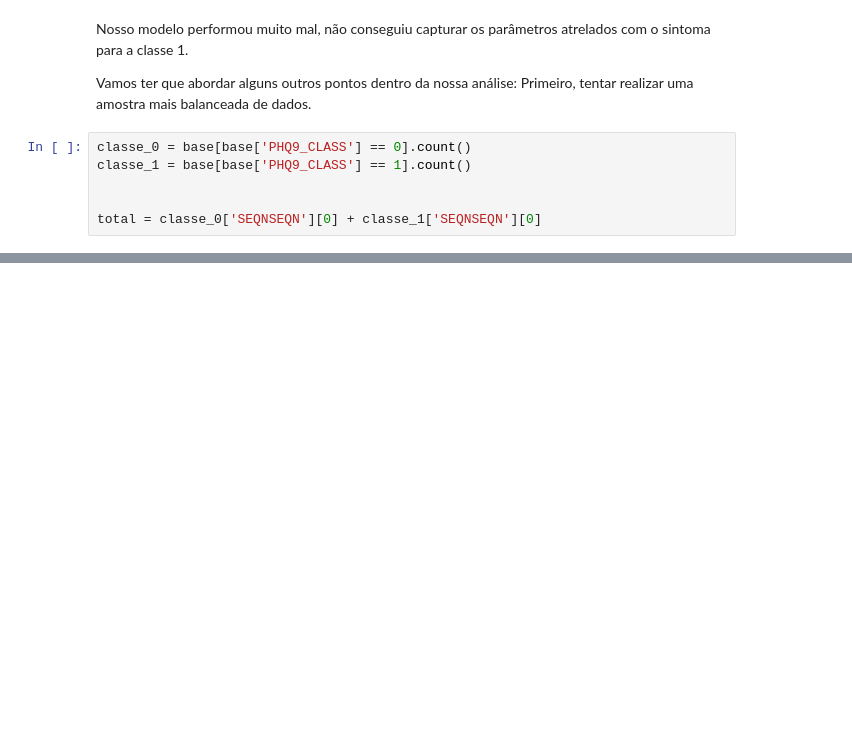
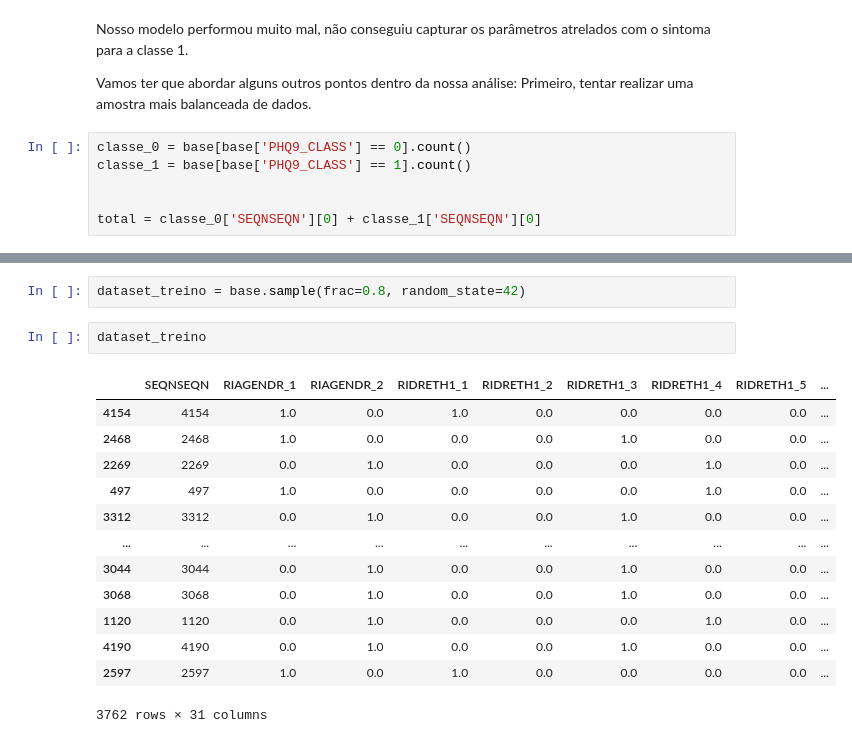
Before and after one commit to LuizAlbino/nhnes-data-project, a Jupyter notebook: logistic-regression.ipynb, the cells around one changed output, grey strips where cells are left out. Cells and saved outputs as stored; diff of their text form; blank space fills up the shorter version.

```diff
--- a/logistic-regression.ipynb
+++ b/logistic-regression.ipynb
@@ -278,0 +312,18 @@ for i in range(len(classes)):
+# %%
+dataset_treino = base.sample(frac=0.8, random_state=42)
+# %%
+dataset_treino
+# %% [output]
+|  | SEQNSEQN | RIAGENDR_1 | RIAGENDR_2 | RIDRETH1_1 | RIDRETH1_2 | RIDRETH1_3 | RIDRETH1_4 | RIDRETH1_5 | ... |
+| 4154 | 4154 | 1.0 | 0.0 | 1.0 | 0.0 | 0.0 | 0.0 | 0.0 | ... |
+| 2468 | 2468 | 1.0 | 0.0 | 0.0 | 0.0 | 1.0 | 0.0 | 0.0 | ... |
+| 2269 | 2269 | 0.0 | 1.0 | 0.0 | 0.0 | 0.0 | 1.0 | 0.0 | ... |
+| 497 | 497 | 1.0 | 0.0 | 0.0 | 0.0 | 0.0 | 1.0 | 0.0 | ... |
+| 3312 | 3312 | 0.0 | 1.0 | 0.0 | 0.0 | 1.0 | 0.0 | 0.0 | ... |
+| ... | ... | ... | ... | ... | ... | ... | ... | ... | ... |
+| 3044 | 3044 | 0.0 | 1.0 | 0.0 | 0.0 | 1.0 | 0.0 | 0.0 | ... |
+| 3068 | 3068 | 0.0 | 1.0 | 0.0 | 0.0 | 1.0 | 0.0 | 0.0 | ... |
+| 1120 | 1120 | 0.0 | 1.0 | 0.0 | 0.0 | 0.0 | 1.0 | 0.0 | ... |
+| 4190 | 4190 | 0.0 | 1.0 | 0.0 | 0.0 | 1.0 | 0.0 | 0.0 | ... |
+| 2597 | 2597 | 1.0 | 0.0 | 1.0 | 0.0 | 0.0 | 0.0 | 0.0 | ... |
+3762 rows × 31 columns
```
Also changed, not shown: parts of 31 cells of this notebook.
